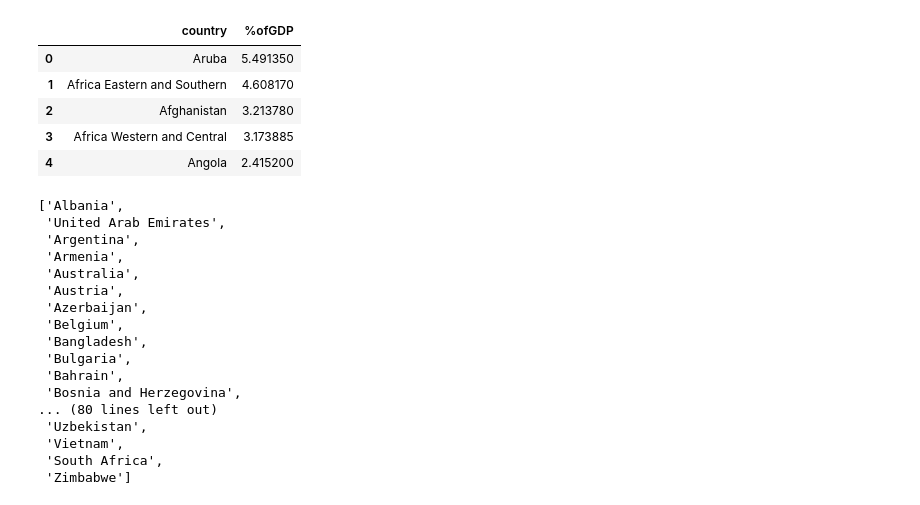
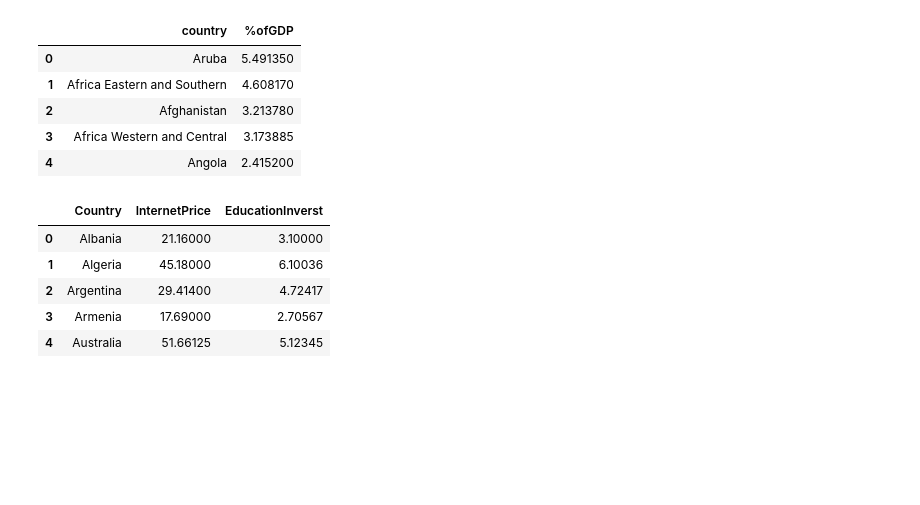
Before and after one commit to havipr/dataAnalytics, a Jupyter notebook: selfStudy/InternetAccess_PovertyRate.ipynb, the cells around one changed output. Drawn from its saved outputs; the diff is of its cells as text; code cells hidden in the pictures; blank space fills up the shorter version.

Commit message:
creation of a single dataframe with data from three jobs (internet prices, education, proverty rate)

```diff
--- a/selfStudy/InternetAccess_PovertyRate.ipynb
+++ b/selfStudy/InternetAccess_PovertyRate.ipynb
@@ -182,23 +174,3 @@ for i in unique_df2:
     for j in unique_df[0]:
         if i == j:
             newCountry.append(i)
-
-newCountry
-# %% [output]
-['Albania',
- 'United Arab Emirates',
- 'Argentina',
- 'Armenia',
- 'Australia',
- 'Austria',
- 'Azerbaijan',
- 'Belgium',
- 'Bangladesh',
- 'Bulgaria',
- 'Bahrain',
- 'Bosnia and Herzegovina',
-... (80 lines left out)
- 'Uzbekistan',
- 'Vietnam',
- 'South Africa',
- 'Zimbabwe']
@@ -204,0 +196,10 @@ newCountry
+# %%
+cleanDf = pd.read_csv('/Users/javi/Desktop/GitHub/DATA_ANALYTICS/selfStudy/final.csv')
+cleanDf.head()
+# %% [output]
+|  | Country | InternetPrice | EducationInverst |
+| 0 | Albania | 21.16000 | 3.10000 |
+| 1 | Algeria | 45.18000 | 6.10036 |
+| 2 | Argentina | 29.41400 | 4.72417 |
+| 3 | Armenia | 17.69000 | 2.70567 |
+| 4 | Australia | 51.66125 | 5.12345 |
```
Also changed, not shown: parts of 5 cells of this notebook, 4 other files.
